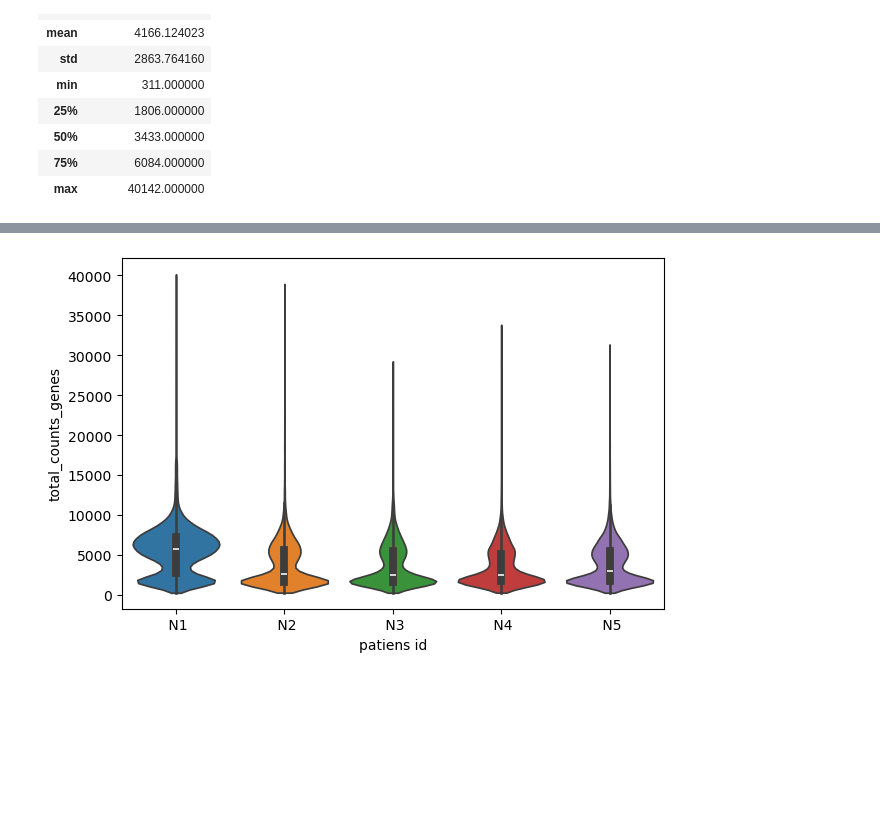
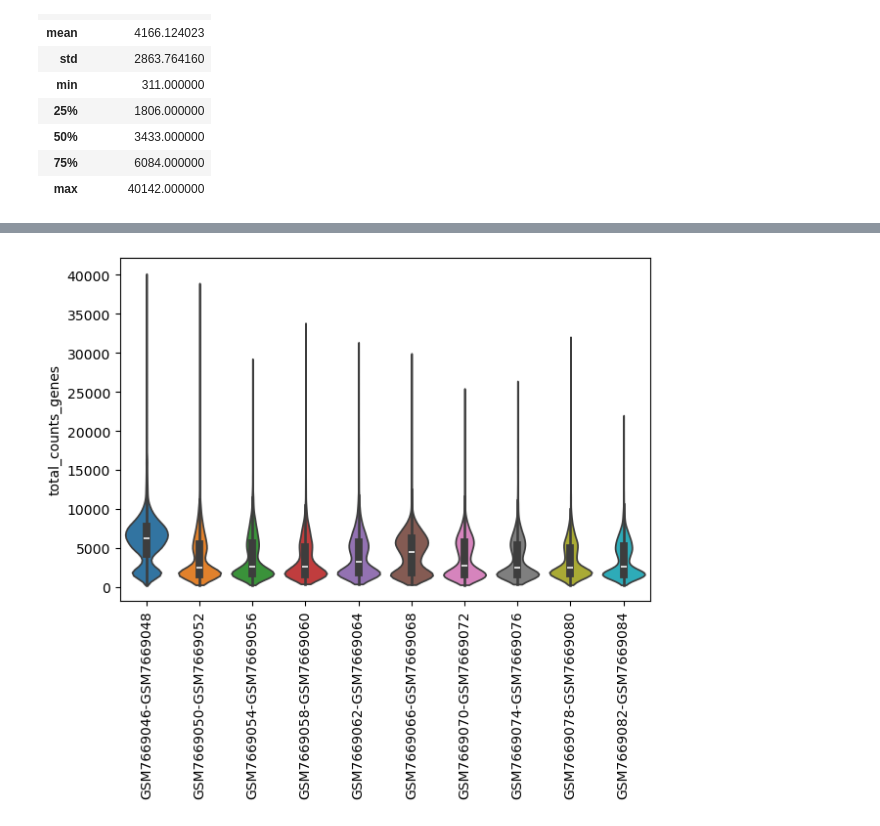
Before and after one commit to multi-omics-integration-for-MS/MS-GEO-Datasets, a Jupyter notebook: GSE239626/EDA.ipynb, the cells around one changed output, grey strips where cells are left out. Cells and saved outputs as stored; diff of their text form; code cells hidden in the pictures; blank space fills up the shorter version.

```diff
--- a/GSE239626/EDA.ipynb
+++ b/GSE239626/EDA.ipynb
@@ -170,0 +204,10 @@ adata.obs
+# %%
+patiens = adata.obs['patiens'].unique()
+adata.obs['patient_id'] = np.nan
+
+# accoppia a due a due i pazienti
+for i in range(0, len(patiens), 2):
+    for index, row in adata.obs[adata.obs['patiens']==patiens[i]].iterrows():
+        adata.obs.at[index, 'patient_id'] = patiens[i]+'-'+patiens[i+1]
+    for index, row in adata.obs[adata.obs['patiens']==patiens[i+1]].iterrows():
+        adata.obs.at[index, 'patient_id'] = patiens[i]+'-'+patiens[i+1]
@@ -185,10 +259,11 @@ adata.obs.describe()
 # %%
 sc.pl.violin(
         adata[:, adata.var['feature_types'] == 'Gene Expression'],
         keys=['total_counts_genes'],
-        groupby='patiens_id',
+        groupby='patient_id',
         stripplot=False,
         inner='box',
+        rotation=90,
     );
 # %% [output]
-[figure, old version]
+[figure, new version]
```
Also changed, not shown: parts of 9 cells of this notebook, 2 other files.
